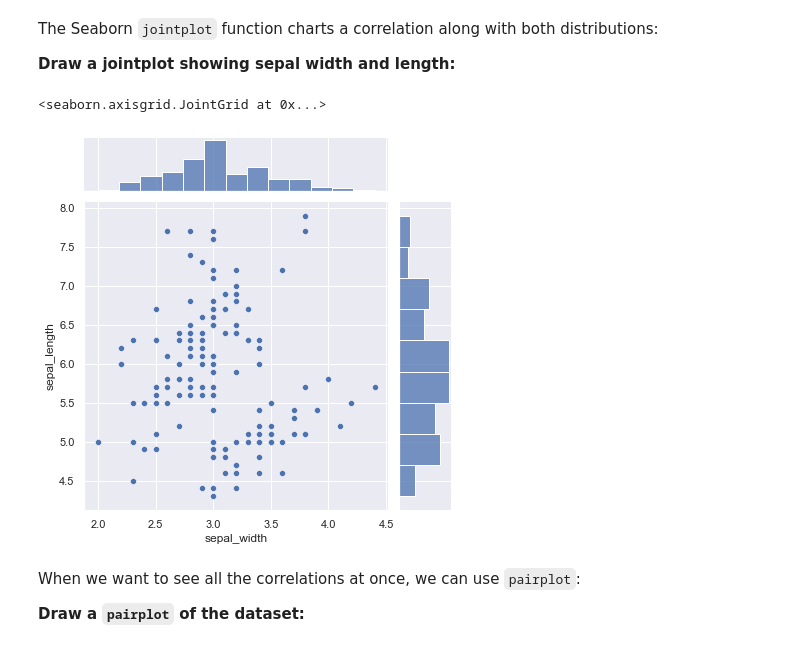
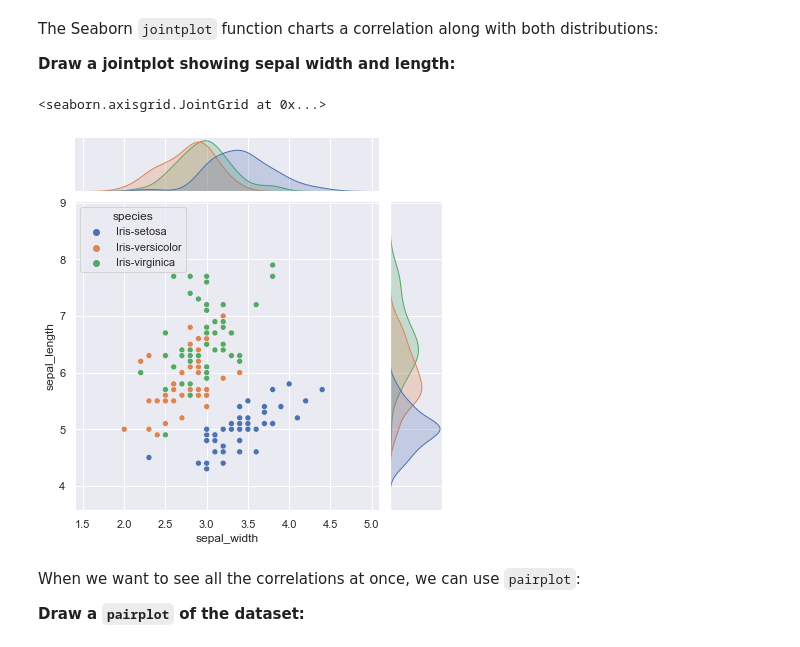
Before and after one commit to reediredale/institute-of-data, a Jupyter notebook: Module 2/Lab 2.1.2.ipynb, the cells around one changed output. Saved outputs shown, nothing was run; the diff lists cells and outputs as text; code cells hidden in the pictures.

```diff
--- a/Module 2/Lab 2.1.2.ipynb
+++ b/Module 2/Lab 2.1.2.ipynb
@@ -328,10 +339,10 @@ The Seaborn `jointplot` function charts a correlation along with both distributi
 **Draw a jointplot showing sepal width and length:**
 # %%
 #ANSWER
-sns.jointplot(data=iris_data, x="sepal_width", y="sepal_length")
+sns.jointplot(data=iris_data, x='sepal_width', y='sepal_length', hue = 'species')
 # %% [output]
 <seaborn.axisgrid.JointGrid at 0x...>
-[figure, old version]
+[figure, new version]
 # %% [markdown]
 When we want to see all the correlations at once, we can use `pairplot`:
 
```
Also changed, not shown: parts of 39 cells of this notebook.
